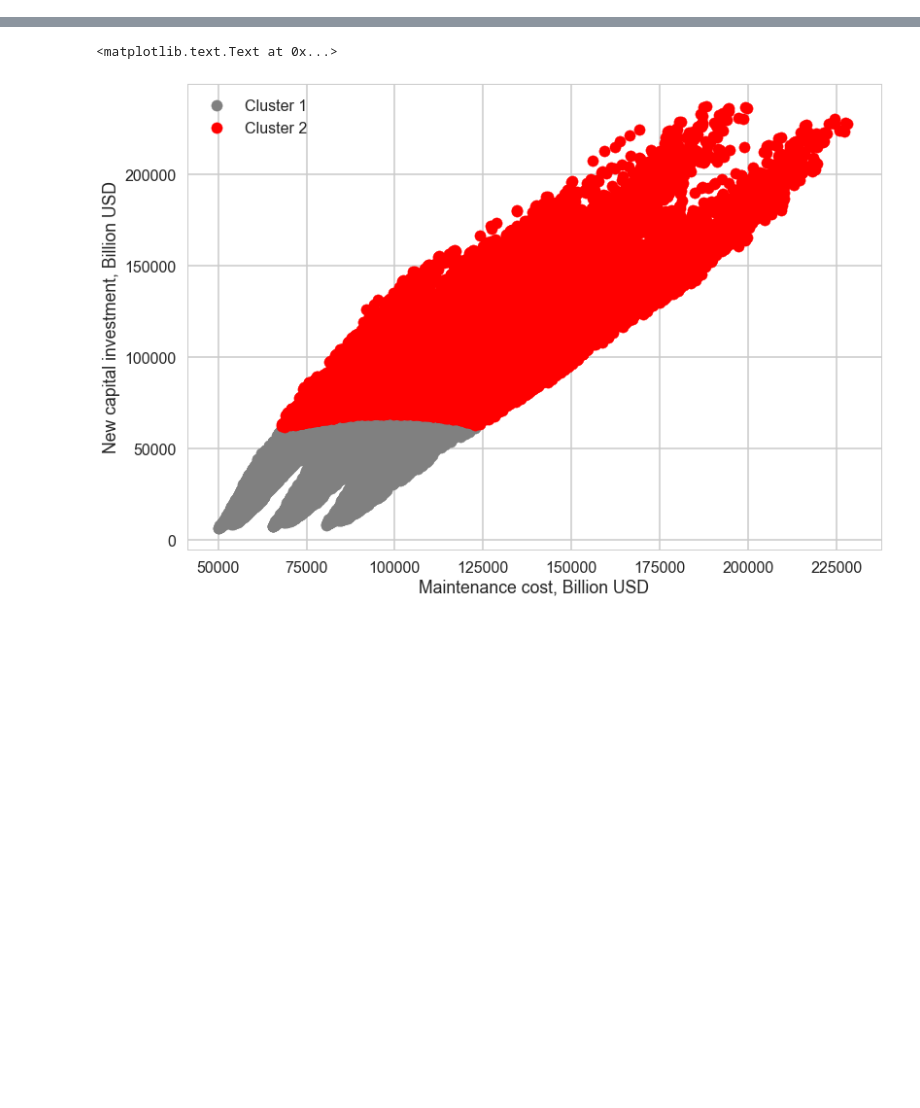
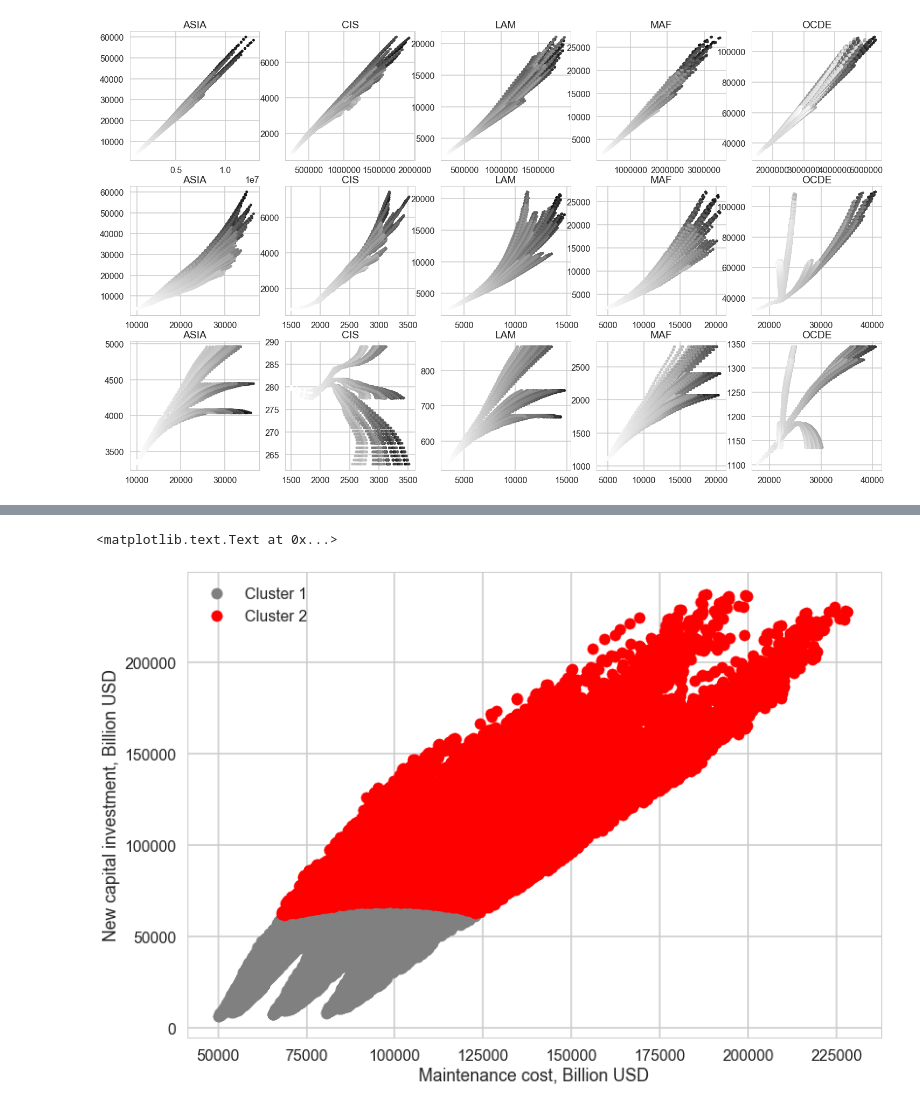
Before and after one commit to julierozenberg/infra_needs_analyses, a Jupyter notebook: cired_results_analysis.ipynb, the cells around one changed output, grey strips where cells are left out. Cells and saved outputs as stored; diff of their text form; code cells hidden in the pictures; blank space fills up the shorter version.

```diff
--- a/cired_results_analysis.ipynb
+++ b/cired_results_analysis.ipynb
@@ -22,0 +104,22 @@ os.listdir(myfolder)
+# %%
+i=1
+plt.figure(figsize=(25,15))
+for reg,subframe in out.groupby(level='region'):
+    plt.subplot(3,5,i)
+    plt.scatter(subframe.freight_activity,subframe.PIB,c=subframe.CO2_em_trans,s=20)
+    plt.title(reg)
+    i=i+1
+
+for reg,subframe in out.groupby(level='region'):
+    plt.subplot(3,5,i)
+    plt.scatter(subframe.passenger_activity,subframe.PIB,c=subframe.CO2_em_trans,s=20)
+    plt.title(reg)
+    i=i+1
+
+for reg,subframe in out.groupby(level='region'):
+    plt.subplot(3,5,i)
+    plt.scatter(subframe.passenger_activity,subframe.Population,c=subframe.CO2_em_trans,s=20)
+    plt.title(reg)
+    i=i+1
+# %% [output]
+[figure, added]
```
Also changed, not shown: parts of 40 cells of this notebook, 1 other file.
